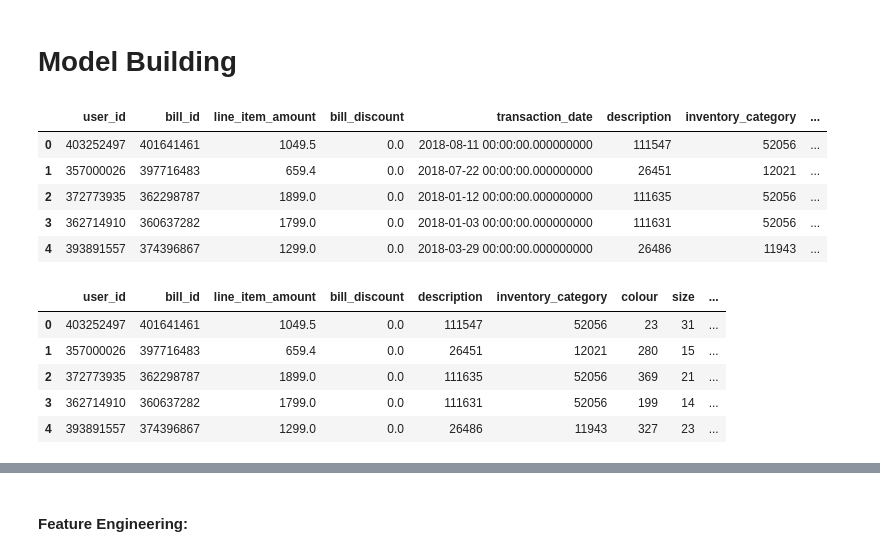
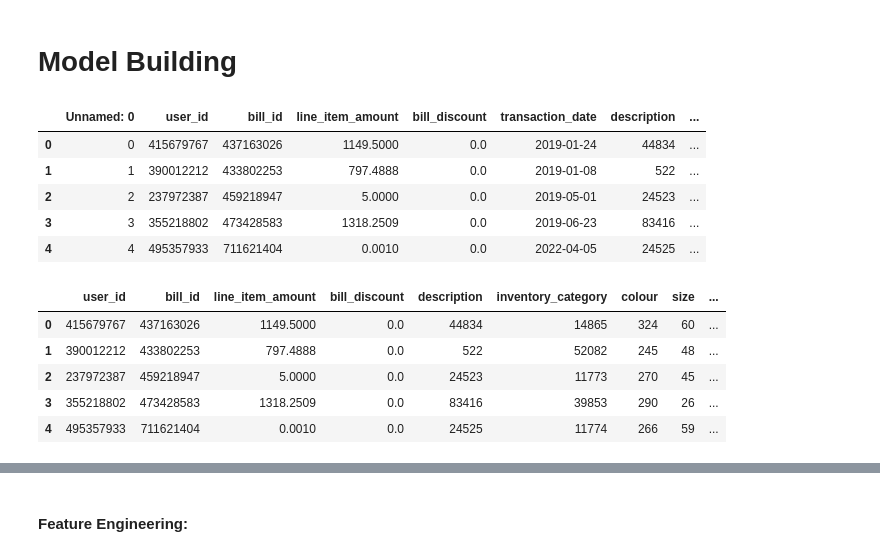
Before and after one commit to Ahmed-Umer02/Clothes-Retail-Store-Clustering-Project, a Jupyter notebook: Models/model_building.ipynb, the cells around one changed output, grey strips where cells are left out. Saved outputs shown, nothing was run; the diff lists cells and outputs as text; code cells hidden in the pictures.

```diff
--- a/Models/model_building.ipynb
+++ b/Models/model_building.ipynb
@@ -9,25 +12,23 @@ from sklearn.preprocessing import StandardScaler
 # %%
-# with ZipFile(zip_file_path, 'r') as zip_ref:
-#     # Read the CSV file from the zip archive
-#     with zip_ref.open(csv_file_name) as file:
-#         # Load the CSV file into a DataFrame
-#         data = pd.read_csv(file)
-data = pd.read_csv('../Data/full_cleaned_data.csv')
+with ZipFile("../Data/data_500k.zip", 'r') as zip_ref:
+    with zip_ref.open("data_500k.csv") as file:
+        data = pd.read_csv(file)
+# data = pd.read_csv('../Data/full_cleaned_data.csv')
 data.head()
 # %% [output]
-|  | user_id | bill_id | line_item_amount | bill_discount | transaction_date | description | inventory_category | ... |
-| 0 | 403252497 | 401641461 | 1049.5 | 0.0 | 2018-08-11 00:00:00.000000000 | 111547 | 52056 | ... |
-| 1 | 357000026 | 397716483 | 659.4 | 0.0 | 2018-07-22 00:00:00.000000000 | 26451 | 12021 | ... |
-| 2 | 372773935 | 362298787 | 1899.0 | 0.0 | 2018-01-12 00:00:00.000000000 | 111635 | 52056 | ... |
-| 3 | 362714910 | 360637282 | 1799.0 | 0.0 | 2018-01-03 00:00:00.000000000 | 111631 | 52056 | ... |
-| 4 | 393891557 | 374396867 | 1299.0 | 0.0 | 2018-03-29 00:00:00.000000000 | 26486 | 11943 | ... |
+|  | Unnamed: 0 | user_id | bill_id | line_item_amount | bill_discount | transaction_date | description | ... |
+| 0 | 0 | 415679767 | 437163026 | 1149.5000 | 0.0 | 2019-01-24 | 44834 | ... |
+| 1 | 1 | 390012212 | 433802253 | 797.4888 | 0.0 | 2019-01-08 | 522 | ... |
+| 2 | 2 | 237972387 | 459218947 | 5.0000 | 0.0 | 2019-05-01 | 24523 | ... |
+| 3 | 3 | 355218802 | 473428583 | 1318.2509 | 0.0 | 2019-06-23 | 83416 | ... |
+| 4 | 4 | 495357933 | 711621404 | 0.0010 | 0.0 | 2022-04-05 | 24525 | ... |
 # %%
-data_d = data.drop(columns=['transaction_date'])
+data_d = data.drop(columns=['Unnamed: 0','transaction_date'])
 data_d.head()
 # %% [output]
 |  | user_id | bill_id | line_item_amount | bill_discount | description | inventory_category | colour | size | ... |
-| 0 | 403252497 | 401641461 | 1049.5 | 0.0 | 111547 | 52056 | 23 | 31 | ... |
-| 1 | 357000026 | 397716483 | 659.4 | 0.0 | 26451 | 12021 | 280 | 15 | ... |
-| 2 | 372773935 | 362298787 | 1899.0 | 0.0 | 111635 | 52056 | 369 | 21 | ... |
-| 3 | 362714910 | 360637282 | 1799.0 | 0.0 | 111631 | 52056 | 199 | 14 | ... |
-| 4 | 393891557 | 374396867 | 1299.0 | 0.0 | 26486 | 11943 | 327 | 23 | ... |
+| 0 | 415679767 | 437163026 | 1149.5000 | 0.0 | 44834 | 14865 | 324 | 60 | ... |
+| 1 | 390012212 | 433802253 | 797.4888 | 0.0 | 522 | 52082 | 245 | 48 | ... |
+| 2 | 237972387 | 459218947 | 5.0000 | 0.0 | 24523 | 11773 | 270 | 45 | ... |
+| 3 | 355218802 | 473428583 | 1318.2509 | 0.0 | 83416 | 39853 | 290 | 26 | ... |
+| 4 | 495357933 | 711621404 | 0.0010 | 0.0 | 24525 | 11774 | 266 | 59 | ... |
```
Also changed, not shown: parts of 17 cells of this notebook, 2 other files.
